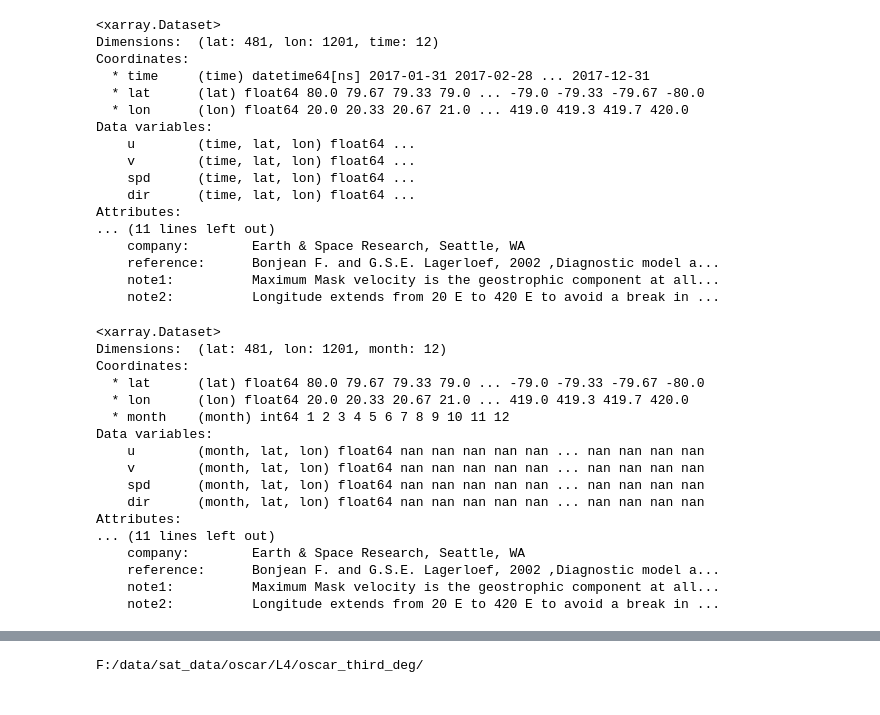
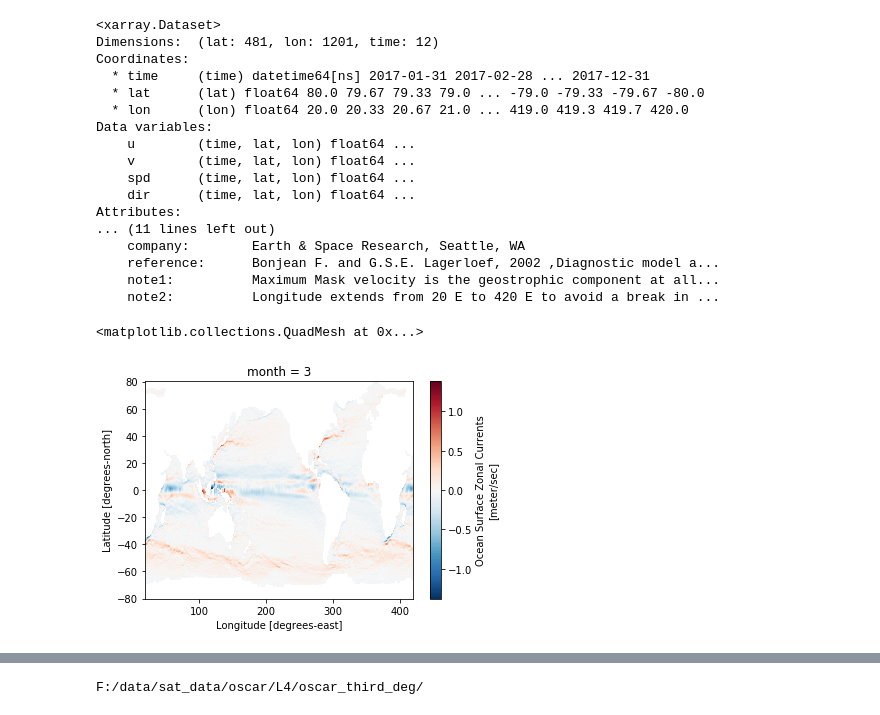
Before and after one commit to cgentemann/Biophysical, a Jupyter notebook: climatologies/make_oscar_climatology.ipynb, the cells around one changed output, grey strips where cells are left out. Drawn from its saved outputs; the diff is of its cells as text; code cells hidden in the pictures.

Commit message:
more figure tuning

```diff
--- a/climatologies/make_oscar_climatology.ipynb
+++ b/climatologies/make_oscar_climatology.ipynb
@@ -15,12 +15,12 @@ dir_data = 'F:/data/sat_data/oscar/L4/oscar_third_deg/'
 for lyr in range(2017,2019): #2017):
     filename = dir_data + 'oscar_vel' + str(lyr).zfill(4) + '.nc'
     ds=xr.open_dataset(filename,drop_variables=['um','vm'])
-    ds['spd']=(ds.u**2+ds.v**2)**.5
-    ds['dir']=np.arctan2(ds.v,ds.u)* 180./pi
-    ds_month = ds.resample(time='M').mean(keep_attrs=True)
+    ds_month = ds.resample(time='M').mean(keep_attrs=True,skipna=False)
     ds_month = ds_month.rename({'longitude':'lon','latitude':'lat'})
     ds.close()
     ds_month = ds_month.sel(depth=15).drop('year').drop('depth')
+    ds_month['spd']=(ds_month.u**2+ds_month.v**2)**.5
+    ds_month['dir']=np.arctan2(ds_month.v,ds_month.u)* 180./pi
     ds_month.to_netcdf(dir_data + 'monthly/' + str(lyr) + 'monthly_data_oscar.nc')
 #check that yes, resampling is averaging for center of month
 #ds_month.u[0,0,450,900].data
@@ -100,23 +98,8 @@ for lyr in range(2000,2019):
 ds_clim2 = ds_clim.groupby('time.month').mean('time',keep_attrs=True,skipna=False)
 ds_clim2.attrs['PERIOD']='Jun 01, 2000 to Dec 26 2018'
 ds_clim2.to_netcdf(dir_data + 'climatology/climatology_2000_2018_monthly_data_oscar.nc')
-# %%
-ds_clim2
-# %% [output]
-<xarray.Dataset>
-Dimensions:  (lat: 481, lon: 1201, month: 12)
-Coordinates:
-  * lat      (lat) float64 80.0 79.67 79.33 79.0 ... -79.0 -79.33 -79.67 -80.0
-  * lon      (lon) float64 20.0 20.33 20.67 21.0 ... 419.0 419.3 419.7 420.0
-  * month    (month) int64 1 2 3 4 5 6 7 8 9 10 11 12
-Data variables:
-    u        (month, lat, lon) float64 nan nan nan nan nan ... nan nan nan nan
-    v        (month, lat, lon) float64 nan nan nan nan nan ... nan nan nan nan
-    spd      (month, lat, lon) float64 nan nan nan nan nan ... nan nan nan nan
-    dir      (month, lat, lon) float64 nan nan nan nan nan ... nan nan nan nan
-Attributes:
-... (11 lines left out)
-    company:        Earth & Space Research, Seattle, WA
-    reference:      Bonjean F. and G.S.E. Lagerloef, 2002 ,Diagnostic model a...
-    note1:          Maximum Mask velocity is the geostrophic component at all...
-    note2:          Longitude extends from 20 E to 420 E to avoid a break in ...
+# %%
+ds_clim2.u[2,:,:].plot()
+# %% [output]
+<matplotlib.collections.QuadMesh at 0x...>
+[figure, added]
```
Also changed, not shown: parts of 4 cells of this notebook.
